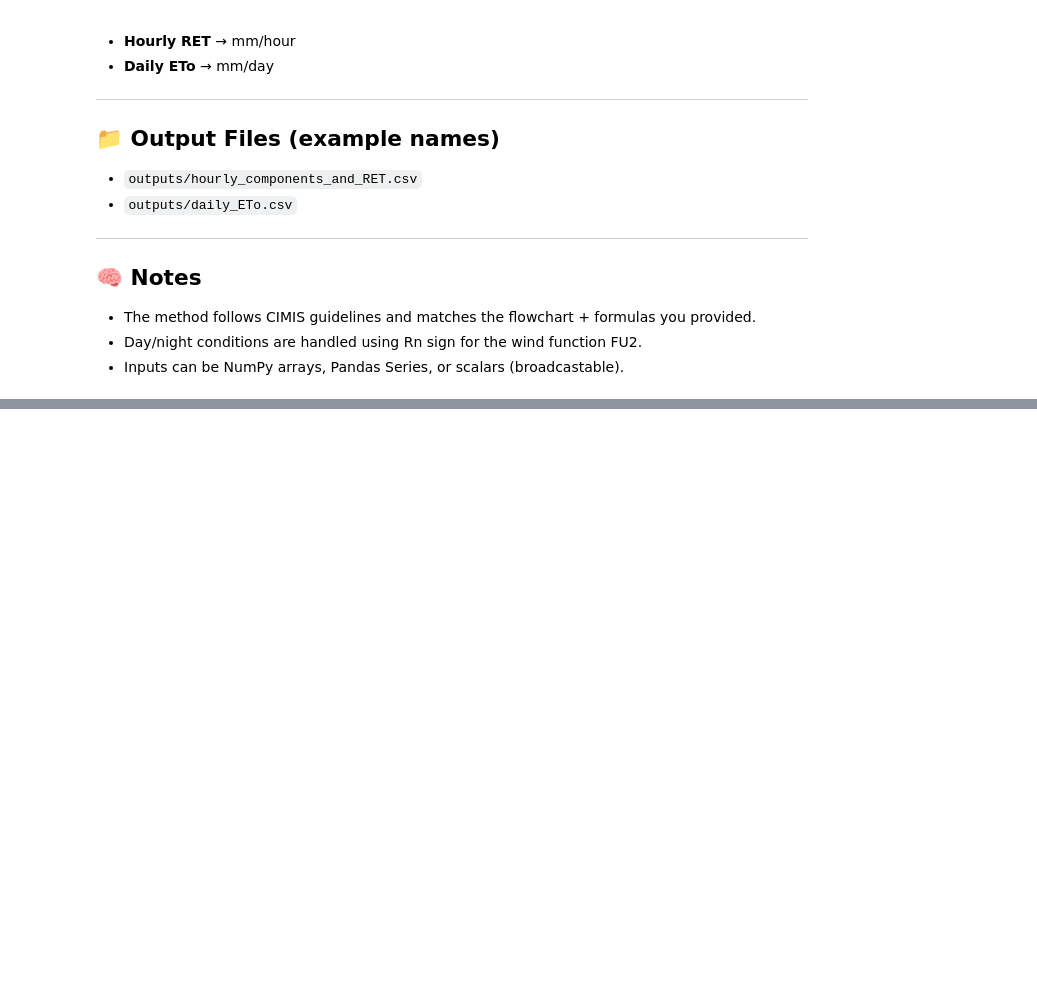
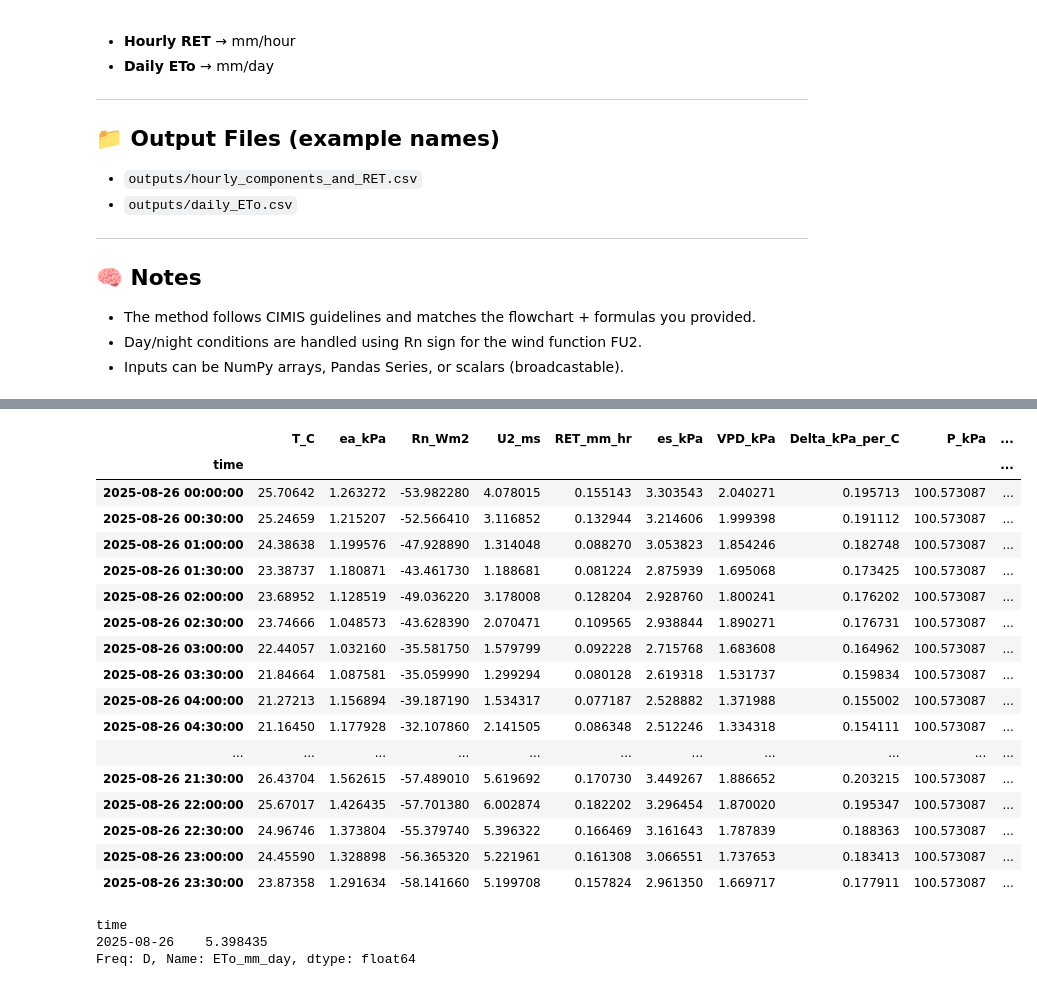
Before and after one commit to RuiGao9/ET_Learning_Notes, a Jupyter notebook: main.ipynb, the cells around one changed output, grey strips where cells are left out. Cells and saved outputs as stored; diff of their text form; code cells hidden in the pictures; blank space fills up the shorter version.

```diff
--- a/main.ipynb
+++ b/main.ipynb
@@ -116,31 +102,0 @@ import matplotlib.pyplot as plt
-# %%
-# 2) Create demo hourly data (48 hours)
-start = pd.Timestamp("2021-07-01 00:00:00")
-ti = pd.date_range(start, periods=48, freq="H")  # hourly 2 days
-
-rng = np.random.default_rng(42)
-
-# Temperature (°C): diurnal cycle ~ 18–32
-T_daily_amp = 7
-T_base = 25
-hours = np.arange(len(ti))
-T_C = T_base + T_daily_amp * np.sin(2 * np.pi * (hours % 24) / 24.0) + rng.normal(0, 0.5, len(ti))
-
-# Saturation vapor pressure (kPa) for generating a consistent ea
-es = 0.6108 * np.exp((17.27 * T_C) / (237.3 + T_C))
-
-# Relative humidity ~ 35–55% (random)
-RH = rng.uniform(35, 55, len(ti)) / 100.0
-ea_kPa = RH * es
-
-# Net radiation Rn (W/m^2): positive daytime, negative small at night
-day_factor = (np.sin(2 * np.pi * (hours % 24) / 24.0) > 0).astype(float)
-Rn_day = 500 * np.sin(2 * np.pi * (hours % 24) / 24.0).clip(min=0)
-Rn_night = -50 * (1 - day_factor)
-Rn_Wm2 = Rn_day + Rn_night + rng.normal(0, 10, len(ti))
-
-# Wind speed at 2 m (m/s)
-U2_ms = np.clip(rng.normal(2.5, 0.8, len(ti)), 0.1, None)
-
-# Elevation (m)
-Z_m = 100.0
@@ -169,3 +103,43 @@ plt.show()
+# %%
+df_hourly, eto_daily = eto_cimis(
+    T_C=df['T_C'].values,
+    ea_kPa=df['ea_kPa'].values,
+    Rn_Wm2=df['Rn_Wm2'].values,
+    U2_ms=df['U2_ms'].values,
+    Z_m=Z_m,
+    time_index=df.index
+)
+df_hourly['ET_mm'] = df['ET_mm']
+df_hourly['P_mm'] = df['P_mm']
+
+# Hourly RET with components
+display(df_hourly)
+# %% [output]
+|  | T_C | ea_kPa | Rn_Wm2 | U2_ms | RET_mm_hr | es_kPa | VPD_kPa | Delta_kPa_per_C | P_kPa | ... |
+| time |  |  |  |  |  |  |  |  |  | ... |
+| 2025-08-26 00:00:00 | 25.70642 | 1.263272 | -53.982280 | 4.078015 | 0.155143 | 3.303543 | 2.040271 | 0.195713 | 100.573087 | ... |
+| 2025-08-26 00:30:00 | 25.24659 | 1.215207 | -52.566410 | 3.116852 | 0.132944 | 3.214606 | 1.999398 | 0.191112 | 100.573087 | ... |
+| 2025-08-26 01:00:00 | 24.38638 | 1.199576 | -47.928890 | 1.314048 | 0.088270 | 3.053823 | 1.854246 | 0.182748 | 100.573087 | ... |
+| 2025-08-26 01:30:00 | 23.38737 | 1.180871 | -43.461730 | 1.188681 | 0.081224 | 2.875939 | 1.695068 | 0.173425 | 100.573087 | ... |
+| 2025-08-26 02:00:00 | 23.68952 | 1.128519 | -49.036220 | 3.178008 | 0.128204 | 2.928760 | 1.800241 | 0.176202 | 100.573087 | ... |
+| 2025-08-26 02:30:00 | 23.74666 | 1.048573 | -43.628390 | 2.070471 | 0.109565 | 2.938844 | 1.890271 | 0.176731 | 100.573087 | ... |
+| 2025-08-26 03:00:00 | 22.44057 | 1.032160 | -35.581750 | 1.579799 | 0.092228 | 2.715768 | 1.683608 | 0.164962 | 100.573087 | ... |
+| 2025-08-26 03:30:00 | 21.84664 | 1.087581 | -35.059990 | 1.299294 | 0.080128 | 2.619318 | 1.531737 | 0.159834 | 100.573087 | ... |
+| 2025-08-26 04:00:00 | 21.27213 | 1.156894 | -39.187190 | 1.534317 | 0.077187 | 2.528882 | 1.371988 | 0.155002 | 100.573087 | ... |
+| 2025-08-26 04:30:00 | 21.16450 | 1.177928 | -32.107860 | 2.141505 | 0.086348 | 2.512246 | 1.334318 | 0.154111 | 100.573087 | ... |
+| ... | ... | ... | ... | ... | ... | ... | ... | ... | ... | ... |
+| 2025-08-26 21:30:00 | 26.43704 | 1.562615 | -57.489010 | 5.619692 | 0.170730 | 3.449267 | 1.886652 | 0.203215 | 100.573087 | ... |
+| 2025-08-26 22:00:00 | 25.67017 | 1.426435 | -57.701380 | 6.002874 | 0.182202 | 3.296454 | 1.870020 | 0.195347 | 100.573087 | ... |
+| 2025-08-26 22:30:00 | 24.96746 | 1.373804 | -55.379740 | 5.396322 | 0.166469 | 3.161643 | 1.787839 | 0.188363 | 100.573087 | ... |
+| 2025-08-26 23:00:00 | 24.45590 | 1.328898 | -56.365320 | 5.221961 | 0.161308 | 3.066551 | 1.737653 | 0.183413 | 100.573087 | ... |
+| 2025-08-26 23:30:00 | 23.87358 | 1.291634 | -58.141660 | 5.199708 | 0.157824 | 2.961350 | 1.669717 | 0.177911 | 100.573087 | ... |
+# %%
+# Daily ETo totals (mm/day)
+display(eto_daily)
+# %% [output]
+time
+2025-08-26    5.398435
+Freq: D, Name: ETo_mm_day, dtype: float64
 # %%
 # 5) Save outputs
 out_dir = Path("outputs")
```
Also changed, not shown: parts of 9 cells of this notebook, 3 other files.
